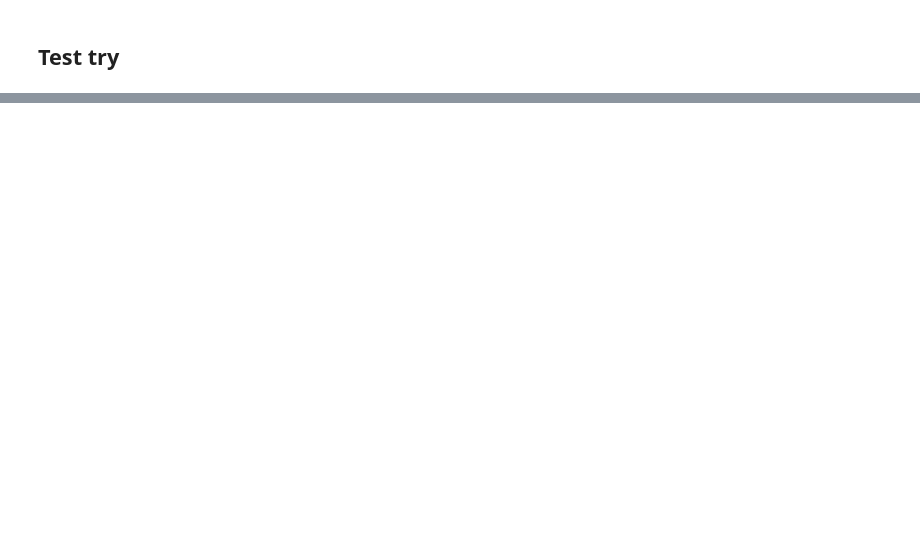
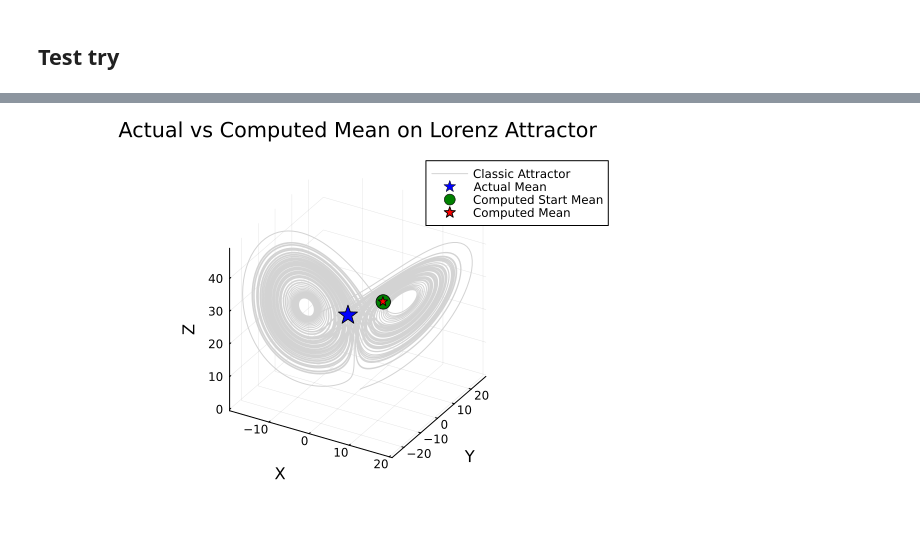
Before and after one commit to nviebig/LorenzParameterEstimation, a Jupyter notebook: examples_climate/mean/train_mean.ipynb, the cells around one changed output, grey strips where cells are left out. Cells and saved outputs as stored; diff of their text form; code cells hidden in the pictures; blank space fills up the shorter version.

```diff
--- a/examples_climate/mean/train_mean.ipynb
+++ b/examples_climate/mean/train_mean.ipynb
@@ -172,0 +170,35 @@ plot(result.loss_history, xlabel="epoch", ylabel="loss", yscale=:log10, legend=f
+# %%
+# Simulate classic Lorenz attractor for background
+classic_traj = integrate(base_params, u0, tspan, dt)
+
+# Extract means
+actual_mean = [mean_x, mean_y, mean_z]
+computed_mean = result.final_statistics.mean
+
+# Plot classic attractor in background
+plot(
+    classic_traj.u[:, 1], classic_traj.u[:, 2], classic_traj.u[:, 3];
+    linecolor=:lightgray, linewidth=1, label="Classic Attractor", seriestype=:path3d,
+    title="Actual vs Computed Mean on Lorenz Attractor",
+    xlabel="X", ylabel="Y", zlabel="Z",
+    legend=:topright, size=(600, 400)
+)
+# Overlay actual mean
+scatter!(
+    [actual_mean[1]], [actual_mean[2]], [actual_mean[3]];
+    marker=:star, markersize=10, markercolor=:blue, label="Actual Mean"
+)
+
+# Overlay computed starting mean (mean of initial shifted system)
+scatter!(
+    [init_mean_x], [init_mean_y], [init_mean_z];
+    marker=:circle, markersize=8, markercolor=:green, label="Computed Start Mean"
+)
+
+# Overlay computed mean
+scatter!(
+    [computed_mean[1]], [computed_mean[2]], [computed_mean[3]];
+    marker=:star, markersize=5, markercolor=:red, label="Computed Mean"
+)
+# %% [output]
+[figure, added]
```
Also changed, not shown: parts of 9 cells of this notebook, 4 other files.
